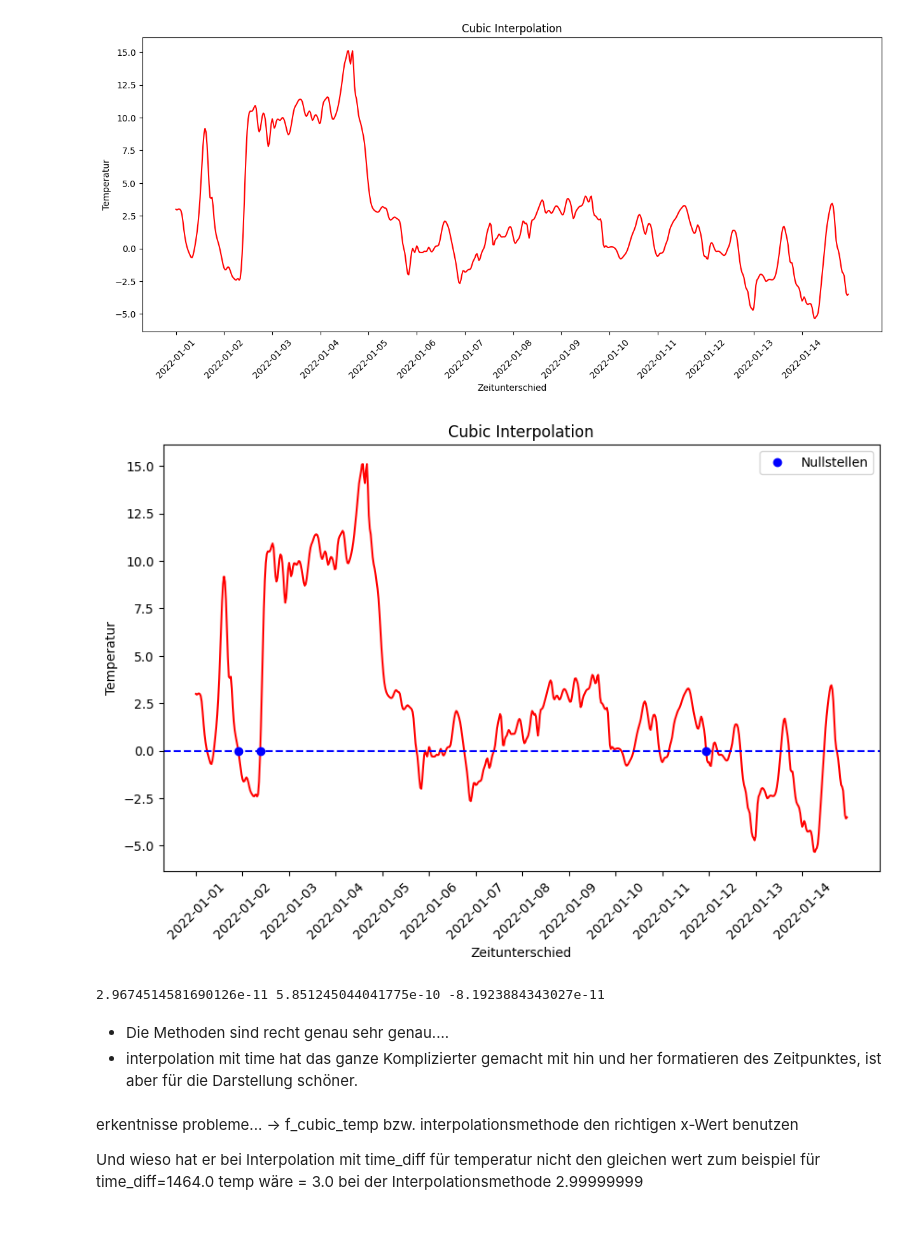
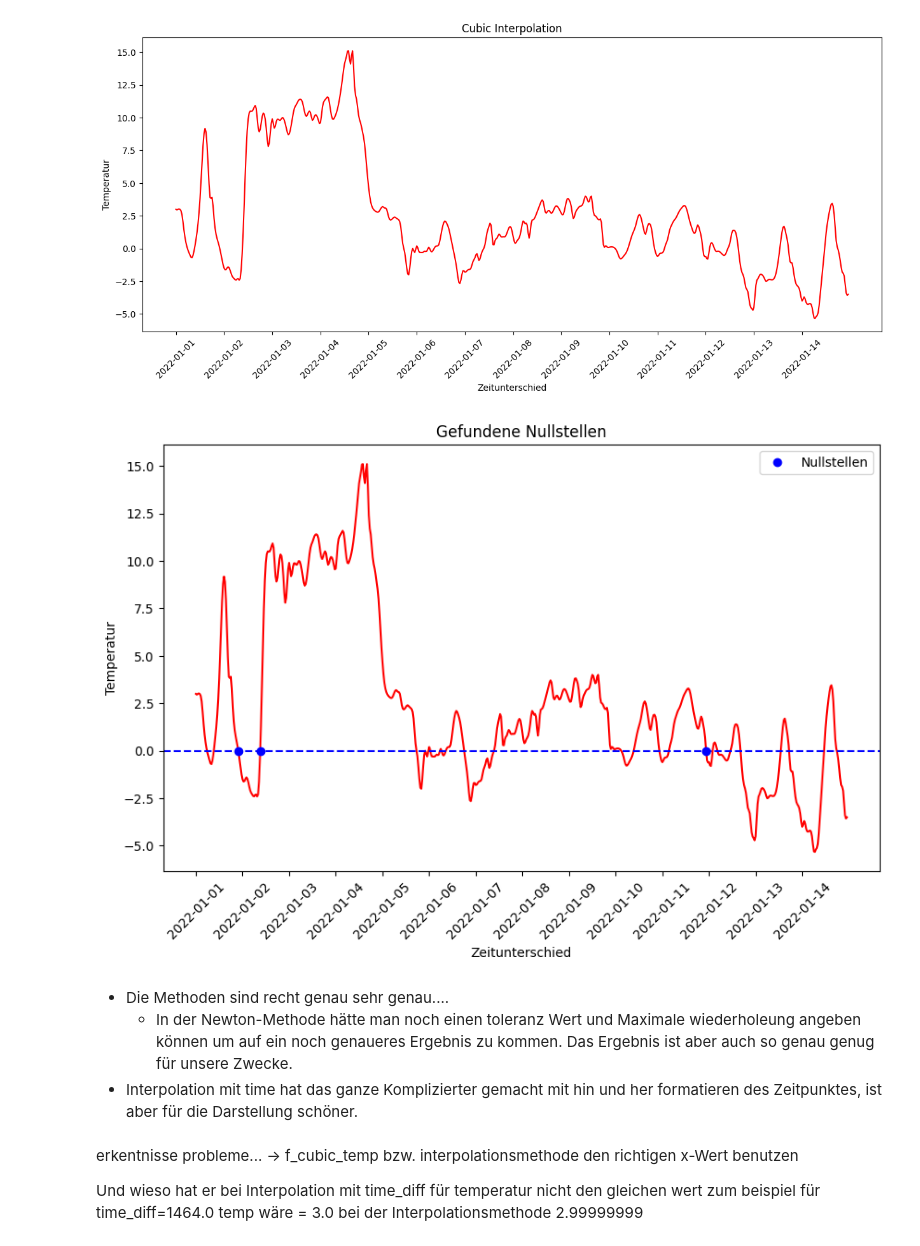
Before and after one commit to Kevin-J-Klein/NGDS-Gruppe-G, a Jupyter notebook: WetterstationGruppeG.ipynb, the cells around one changed output. Cells and saved outputs as stored; diff of their text form; code cells hidden in the pictures.

```diff
--- a/WetterstationGruppeG.ipynb
+++ b/WetterstationGruppeG.ipynb
@@ -276,33 +276,29 @@ zero5_datetime = np.float64(zero5).astype("datetime64[m]")
 # %%
 #Gefundene Nullstellen ploten
 fig, ax = plt.subplots(figsize=(10, 6))
 ax.plot(time_datetime_inter[january_start_index:january_end_index], temp_inter_cubic[january_start_index:january_end_index], color='red')
 
 ax.plot([zero1_datetime, zero4_datetime, zero5_datetime], [f_cubic_temp(zero1),0,0], "ob", label="Nullstellen")
 ax.axhline(0, color='blue', linestyle='--')
 
 ax.set_xlabel('Zeitunterschied')
 ax.set_ylabel('Temperatur')
-ax.set_title('Cubic Interpolation')
+ax.set_title('Gefundene Nullstellen')
 
 # Einen Tick pro Tag anzeigen
 x_ticks = np.arange(time_datetime_inter[january_start_index], time_datetime_inter[january_end_index], np.timedelta64(24, 'h'))
 ax.set_xticks(x_ticks)
 
 plt.xticks(rotation=45)
 
 ax.legend()
 plt.show()
 # %% [output]
-[figure, old version]
+[figure, new version]
-# %%
-#Genauer y-Wert der "Nullstellen" ausgeben
-print(f_cubic_temp(zero1), f_cubic_temp(zero4), f_cubic_temp(zero5))
-# %% [output]
-2.9674514581690126e-11 5.851245044041775e-10 -8.1923884343027e-11
 # %% [markdown]
 - Die Methoden sind recht genau sehr genau....
-- interpolation mit time hat das ganze Komplizierter gemacht mit hin und her formatieren des Zeitpunktes, ist aber für die Darstellung schöner.
+    - In der Newton-Methode hätte man noch einen toleranz Wert und Maximale wiederholeung angeben können um auf ein noch genaueres Ergebnis zu kommen. Das Ergebnis ist aber auch so genau genug für unsere Zwecke.
+- Interpolation mit time hat das ganze Komplizierter gemacht mit hin und her formatieren des Zeitpunktes, ist aber für die Darstellung schöner.
 # %% [markdown]
 erkentnisse probleme... -> f_cubic_temp bzw. interpolationsmethode den richtigen x-Wert benutzen
 
```
Also changed, not shown: parts of 4 cells of this notebook.
